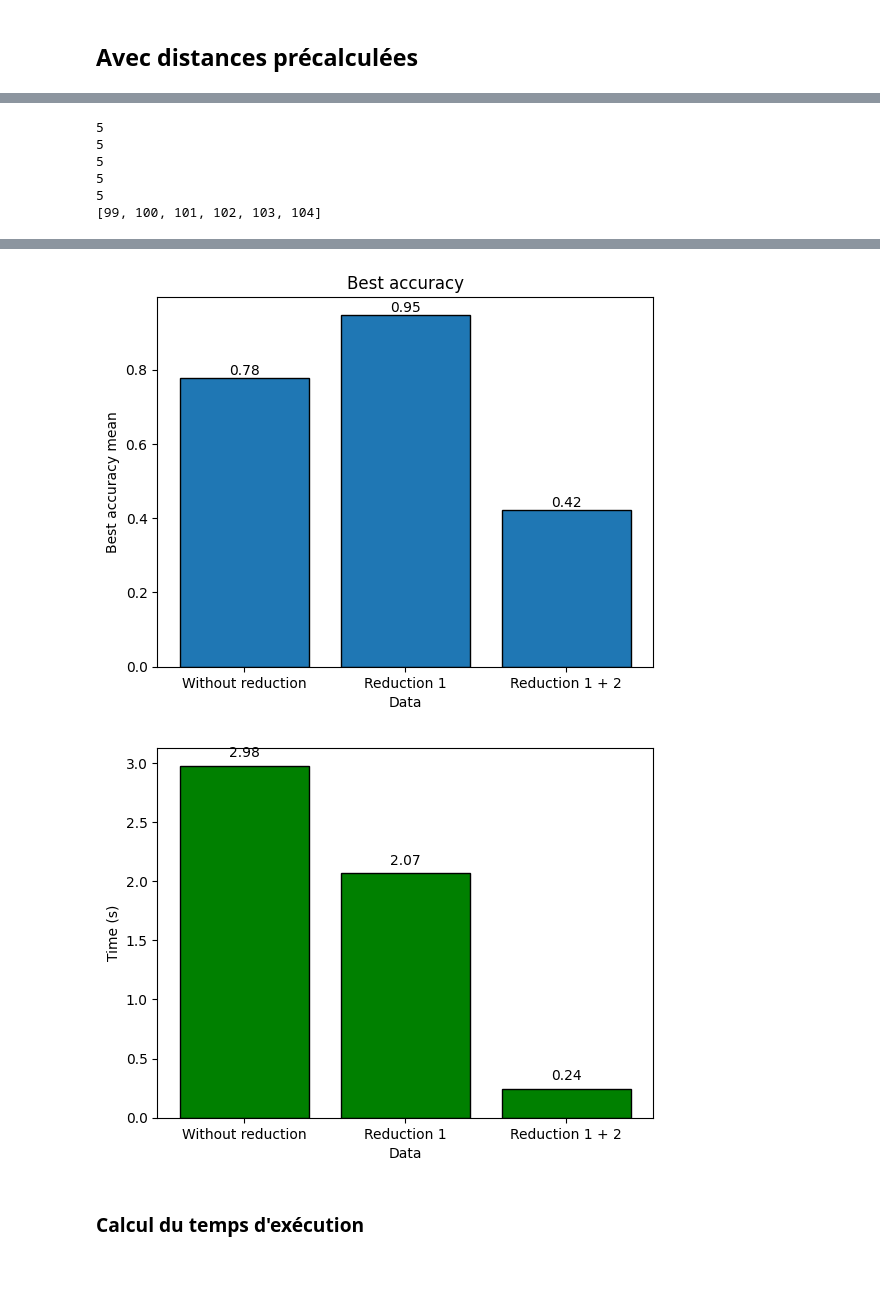
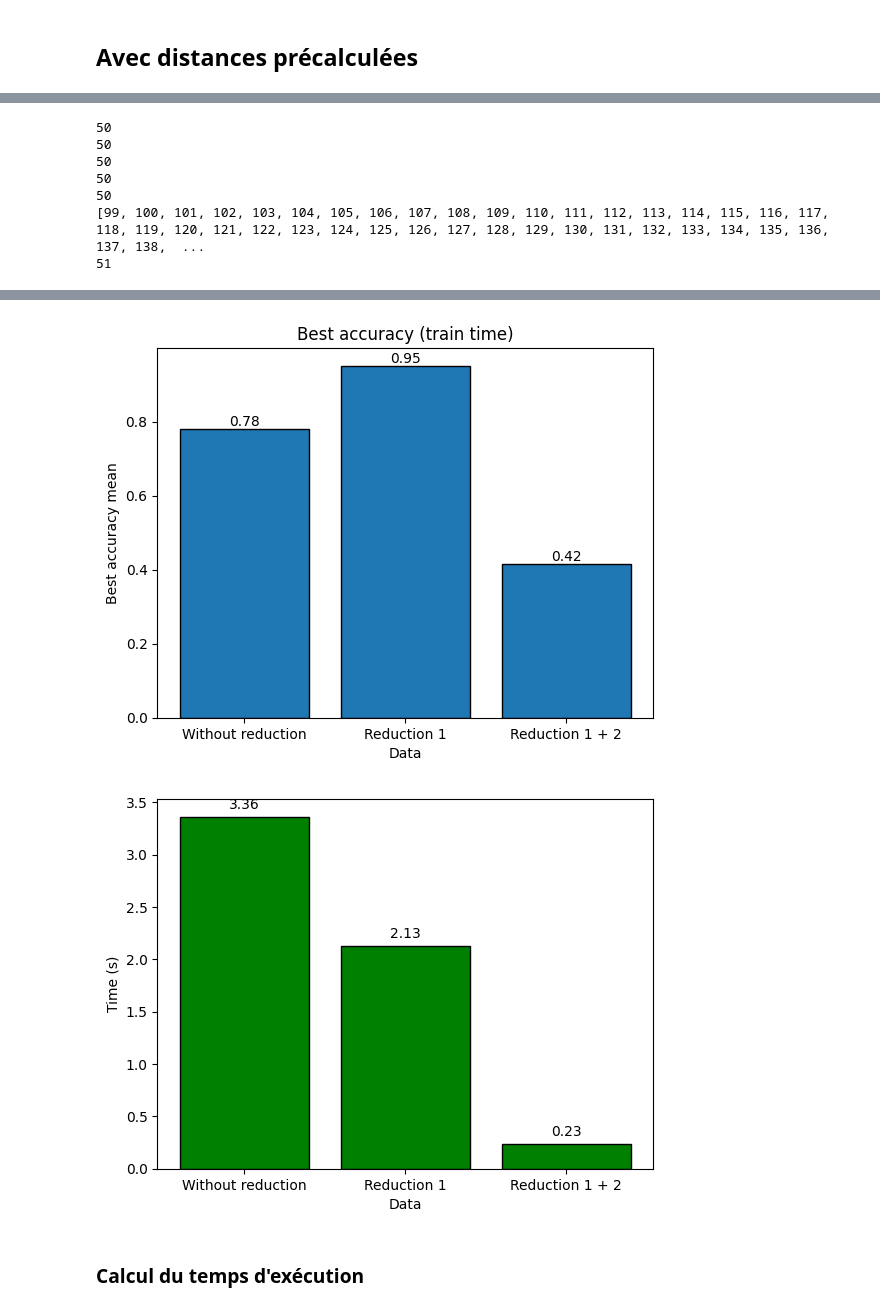
Before and after one commit to Fryzim/KNN-Classifier, a Jupyter notebook: projet.ipynb, the cells around one changed output, grey strips where cells are left out. Cells and saved outputs as stored; diff of their text form; code cells hidden in the pictures; blank space fills up the shorter version.

```diff
--- a/projet.ipynb
+++ b/projet.ipynb
@@ -616,7 +616,7 @@ def plot_results(mean_accuracies):
 
 def main_knn(X_np, y_np):
     # utilise seulement les 4000 points d'entraînement pour la CV
-    k_values = list(range(1, 100 + 1))
+    k_values = list(range(1, 50 + 1))
     n = X_np.shape[0] * 4 // 5
 
     # Séparation des données
@@ -646,8 +646,8 @@ def main_knn(X_np, y_np):
 
 
 def main_knn_exp(X_np_train, y_np_train, X_np_test, y_np_test, aff=False):
-    #k_values = list(range(1, 100 + 1)) # Pour trouver le meilleur k
-    k_values = [1] # Pour l'experience 1NN
+    k_values = list(range(1, 100 + 1)) # Pour trouver le meilleur k
+    #k_values = [1] # Pour l'experience 1NN
 
     n = X_np_train.shape[0]
 
@@ -781,7 +758,7 @@ exp_final_accuracy = [[], [], []]
 exp_temps = [[], [], []]
 exp_seed = [99]
 # %%
-nb_exp = 5
+nb_exp = 50
 
 for n in range(nb_exp):
     print("N =", n+1, "/", nb_exp)
@@ -857,13 +834,15 @@ print(len(exp_mean_accuracies[0]))
 print(len(exp_temps[0]))
 
 print(exp_seed)
+print(len(exp_seed))
 # %% [output]
-5
-5
-5
-5
-5
-[99, 100, 101, 102, 103, 104]
+50
+50
+50
+50
+50
+[99, 100, 101, 102, 103, 104, 105, 106, 107, 108, 109, 110, 111, 112, 113, 114, 115, 116, 117, 118, 119, 120, 121, 122, 123, 124, 125, 126, 127, 128, 129, 130, 131, 132, 133, 134, 135, 136, 137, 138,  ...
+51
 # %%
 labels = ['Without reduction', 'Reduction 1', 'Reduction 1 + 2']
 
@@ -888,7 +867,7 @@ for i, valeur in enumerate(valeurs):
 y_max = max(valeurs)
 plt.ylim(0, y_max + 0.05)
 
-plt.title("Final accuracy")
+plt.title("Final accuracy (test time)")
 plt.xlabel("Data")
 plt.ylabel("Final accuracy mean")
 
@@ -900,7 +879,7 @@ plt.bar(labels, valeurs, edgecolor='black')
 for i, valeur in enumerate(valeurs):
     plt.text(i, valeur + 0.001, f"{valeur:.2f}", ha='center', va='bottom')
 
-plt.title("Best accuracy")
+plt.title("Best accuracy (train time)")
 plt.xlabel("Data")
 plt.ylabel("Best accuracy mean")
 
@@ -925,5 +904,5 @@ plt.show()
-[figure, old version]
+[figure, new version]
-[figure, old version]
+[figure, new version]
 # %% [markdown]
 ### Calcul du temps d'exécution
 # %%
```
Also changed, not shown: parts of 19 cells of this notebook.
